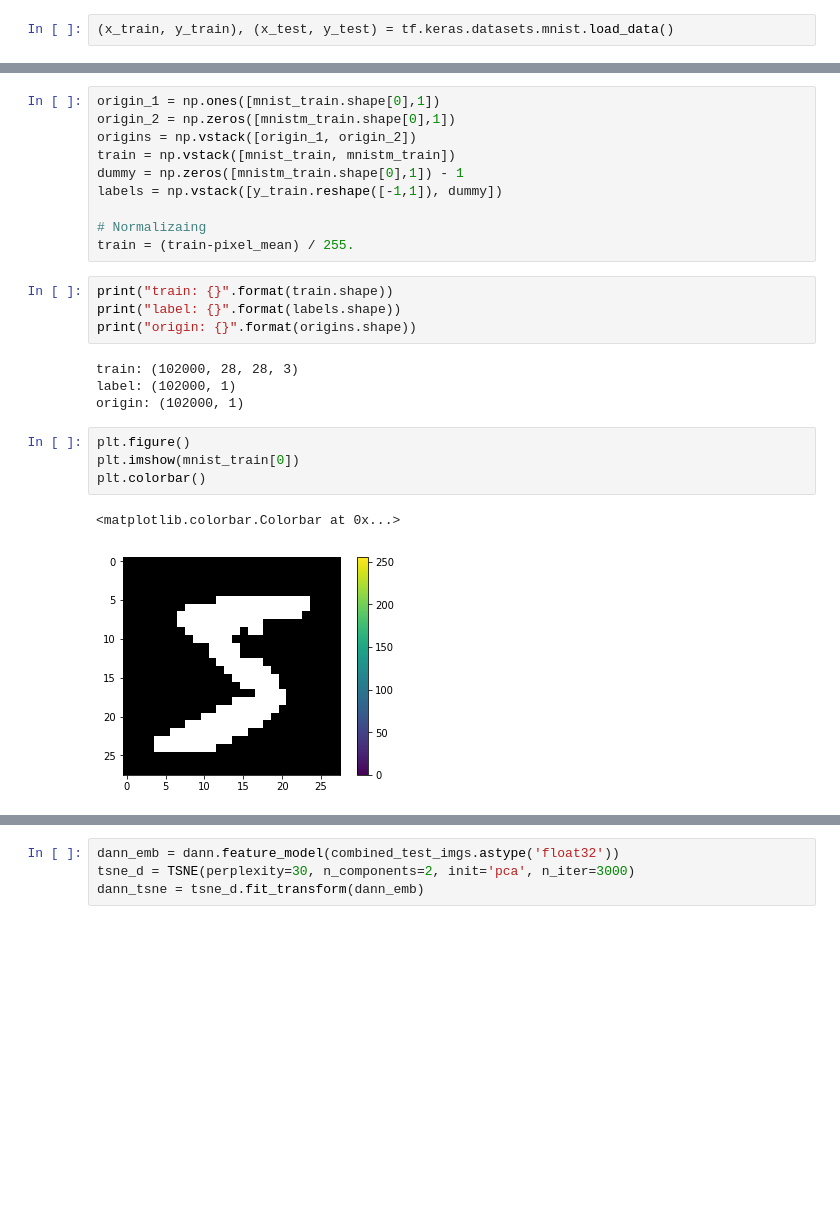
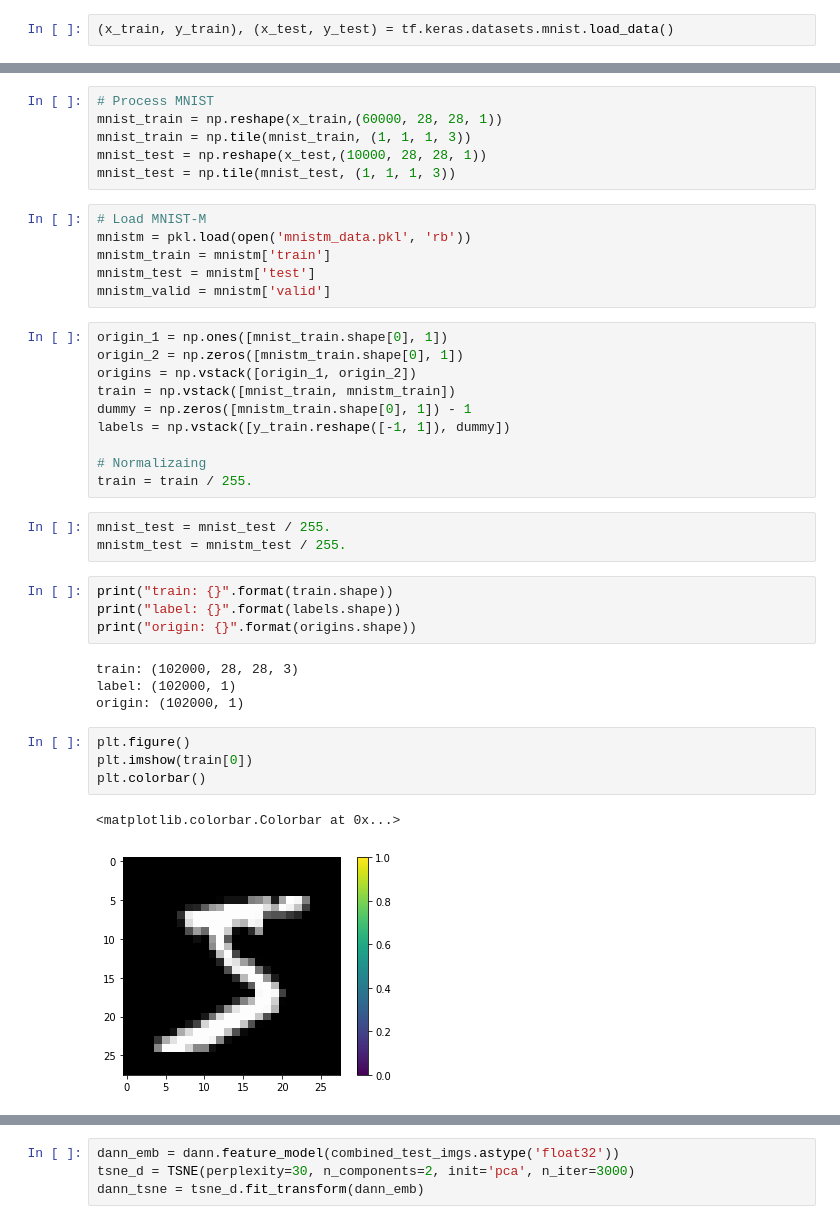
Before and after one commit to jaehwi0823/DANN, a Jupyter notebook: MNIST_DANN_TF2.ipynb, the cells around one changed output, grey strips where cells are left out. Drawn from its saved outputs; the diff is of its cells as text; blank space fills up the shorter version.

```diff
--- a/MNIST_DANN_TF2.ipynb
+++ b/MNIST_DANN_TF2.ipynb
@@ -28,13 +12,28 @@ pixel_mean = np.vstack([mnist_train, mnistm_train]).mean((0, 1, 2))
+# %%
+# Process MNIST
+mnist_train = np.reshape(x_train,(60000, 28, 28, 1))
+mnist_train = np.tile(mnist_train, (1, 1, 1, 3))
+mnist_test = np.reshape(x_test,(10000, 28, 28, 1))
+mnist_test = np.tile(mnist_test, (1, 1, 1, 3))
+# %%
+# Load MNIST-M
+mnistm = pkl.load(open('mnistm_data.pkl', 'rb'))
+mnistm_train = mnistm['train']
+mnistm_test = mnistm['test']
+mnistm_valid = mnistm['valid']
 # %%
-origin_1 = np.ones([mnist_train.shape[0],1])
-origin_2 = np.zeros([mnistm_train.shape[0],1])
+origin_1 = np.ones([mnist_train.shape[0], 1])
+origin_2 = np.zeros([mnistm_train.shape[0], 1])
 origins = np.vstack([origin_1, origin_2])
 train = np.vstack([mnist_train, mnistm_train])
-dummy = np.zeros([mnistm_train.shape[0],1]) - 1
-labels = np.vstack([y_train.reshape([-1,1]), dummy])
+dummy = np.zeros([mnistm_train.shape[0], 1]) - 1
+labels = np.vstack([y_train.reshape([-1, 1]), dummy])
 
 # Normalizaing
-train = (train-pixel_mean) / 255.
+train = train / 255.
+# %%
+mnist_test = mnist_test / 255.
+mnistm_test = mnistm_test / 255.
 # %%
 print("train: {}".format(train.shape))
 print("label: {}".format(labels.shape))
@@ -45,8 +44,8 @@ label: (102000, 1)
 origin: (102000, 1)
 # %%
 plt.figure()
-plt.imshow(mnist_train[0])
+plt.imshow(train[0])
 plt.colorbar()
 # %% [output]
 <matplotlib.colorbar.Colorbar at 0x...>
-[figure, old version]
+[figure, new version]
```
Also changed, not shown: parts of 25 cells of this notebook.
